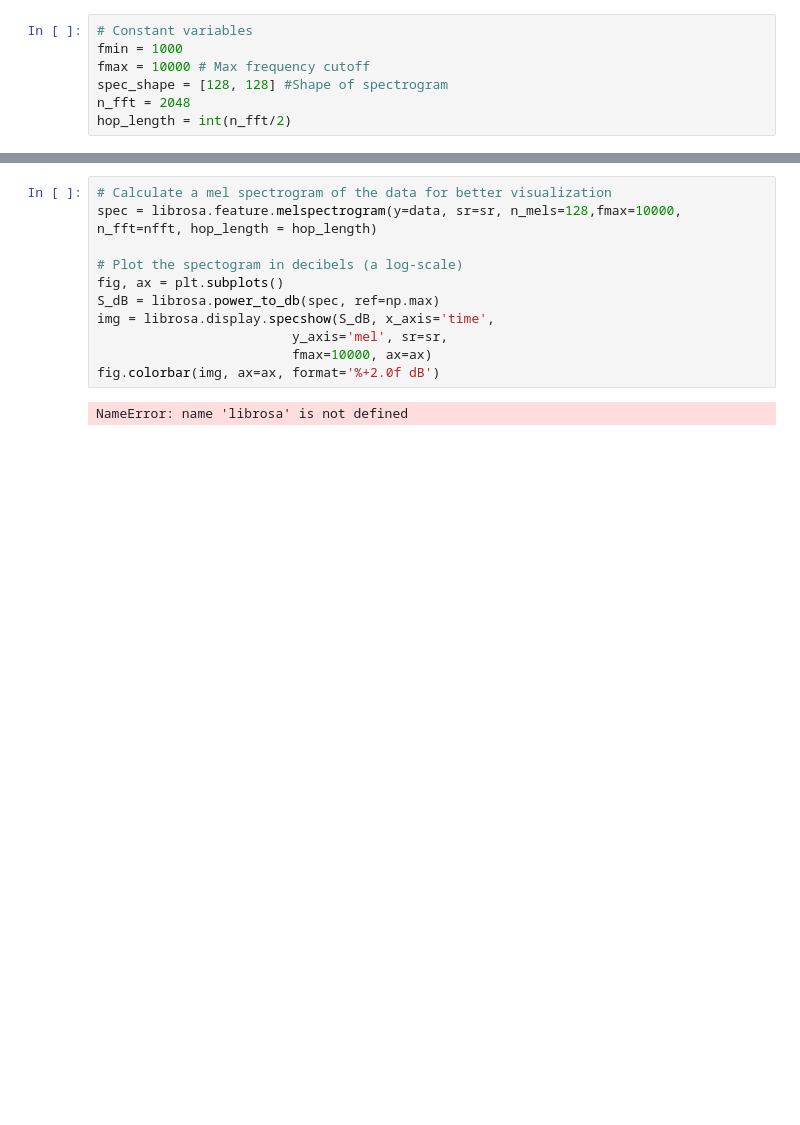
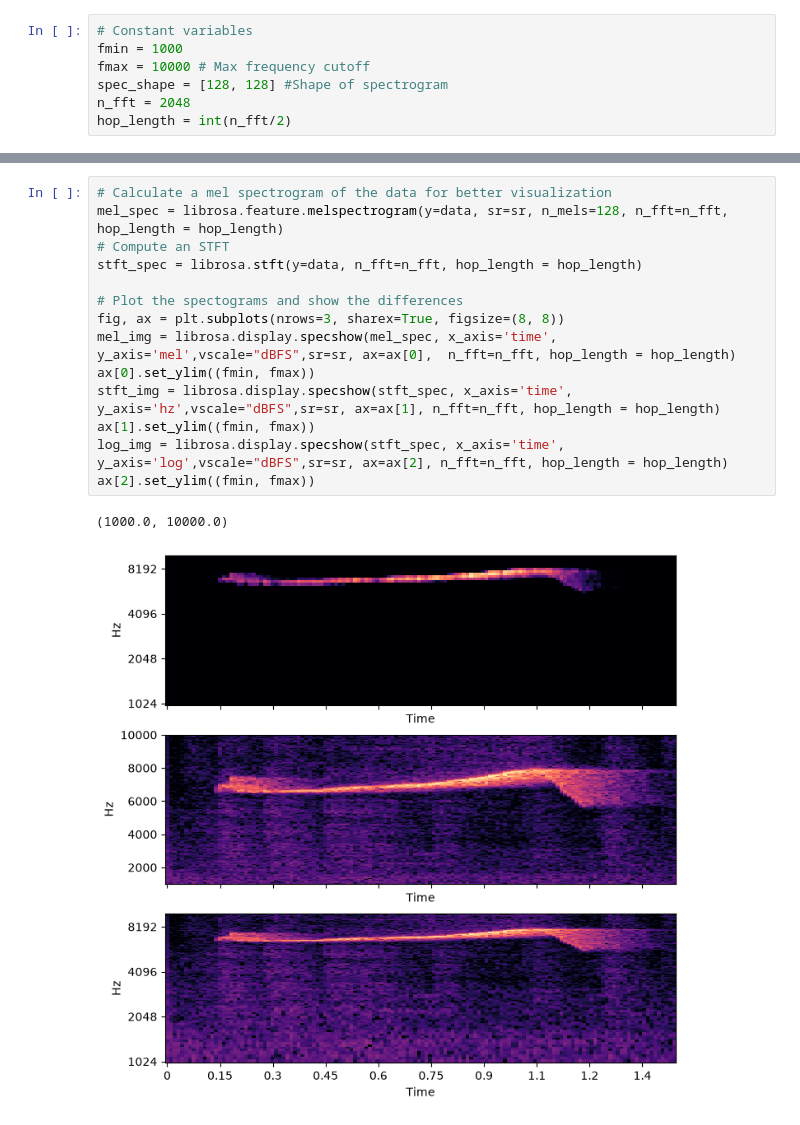
Before and after one commit to DoriMG/AnimalBehaviourLiveWorkshop, a Jupyter notebook: 2_feature_extraction.ipynb, the cells around one changed output, grey strips where cells are left out. Drawn from its saved outputs; the diff is of its cells as text; blank space fills up the shorter version.

```diff
--- a/2_feature_extraction.ipynb
+++ b/2_feature_extraction.ipynb
@@ -76,15 +70,19 @@ NameError: name 'data_files' is not defined
 # %%
 # Calculate a mel spectrogram of the data for better visualization
-spec = librosa.feature.melspectrogram(y=data, sr=sr, n_mels=128,fmax=10000, n_fft=nfft, hop_length = hop_length)
+mel_spec = librosa.feature.melspectrogram(y=data, sr=sr, n_mels=128, n_fft=n_fft, hop_length = hop_length)
+# Compute an STFT
+stft_spec = librosa.stft(y=data, n_fft=n_fft, hop_length = hop_length)
 
-# Plot the spectogram in decibels (a log-scale)
-fig, ax = plt.subplots()
-S_dB = librosa.power_to_db(spec, ref=np.max)
-img = librosa.display.specshow(S_dB, x_axis='time',
-                         y_axis='mel', sr=sr,
-                         fmax=10000, ax=ax)
-fig.colorbar(img, ax=ax, format='%+2.0f dB')
+# Plot the spectograms and show the differences
+fig, ax = plt.subplots(nrows=3, sharex=True, figsize=(8, 8))
+mel_img = librosa.display.specshow(mel_spec, x_axis='time', y_axis='mel',vscale="dBFS",sr=sr, ax=ax[0],  n_fft=n_fft, hop_length = hop_length)
+ax[0].set_ylim((fmin, fmax))
+stft_img = librosa.display.specshow(stft_spec, x_axis='time', y_axis='hz',vscale="dBFS",sr=sr, ax=ax[1], n_fft=n_fft, hop_length = hop_length)
+ax[1].set_ylim((fmin, fmax))
+log_img = librosa.display.specshow(stft_spec, x_axis='time', y_axis='log',vscale="dBFS",sr=sr, ax=ax[2], n_fft=n_fft, hop_length = hop_length)
+ax[2].set_ylim((fmin, fmax))
 # %% [output]
-NameError: name 'librosa' is not defined
+(1000.0, 10000.0)
+[figure, added]
 # %%
 # Calculate the fundamental frequency and voiced (i.e. tonal) portion
```
Also changed, not shown: parts of 6 cells of this notebook.
